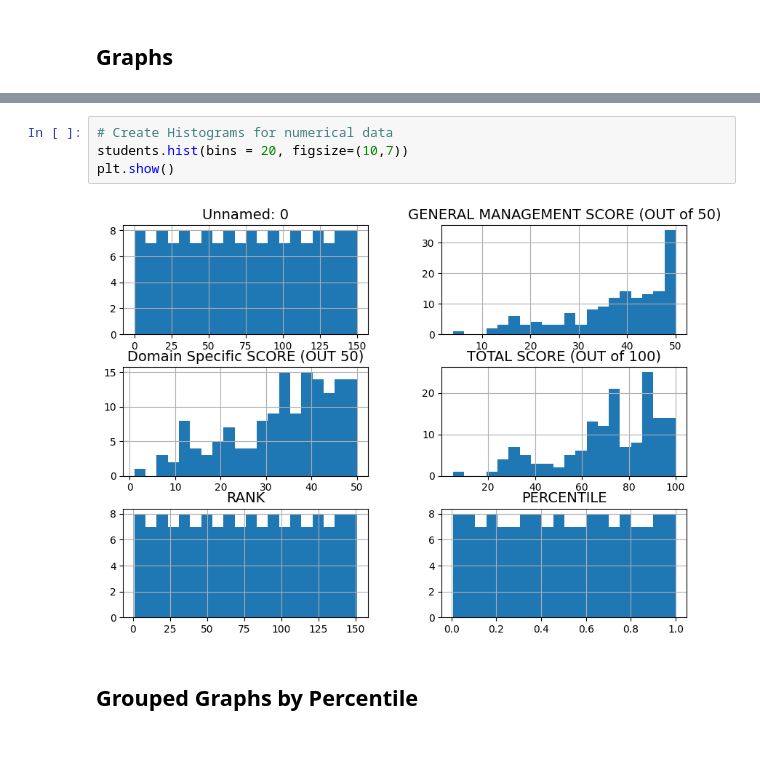
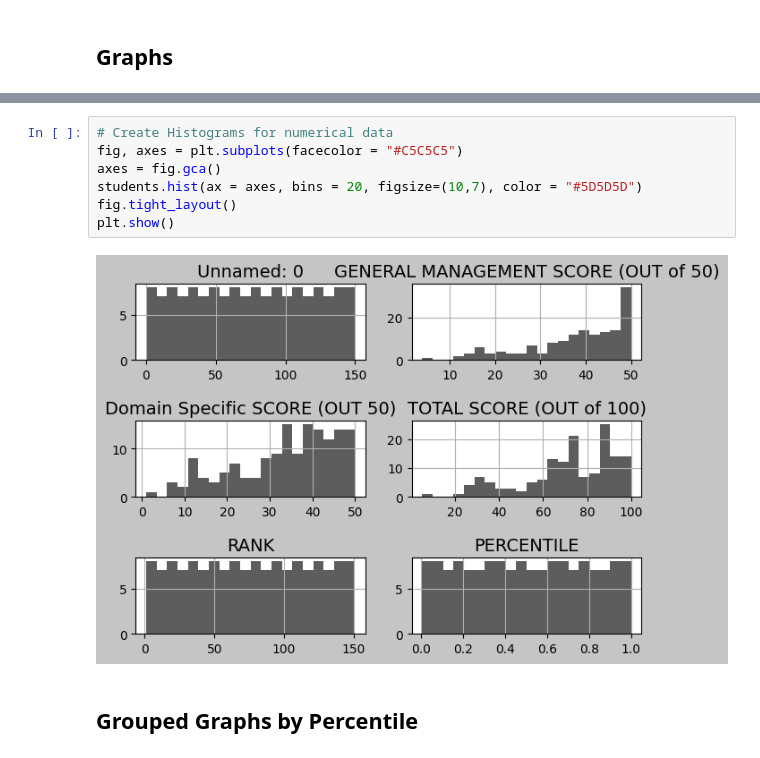
Before and after one commit to aumashankar8/studentsTestData, a Jupyter notebook: studentDataAnalysis.ipynb, the cells around one changed output, grey strips where cells are left out. Saved outputs shown, nothing was run; the diff lists cells and outputs as text.

Commit message:
update figures

```diff
--- a/studentDataAnalysis.ipynb
+++ b/studentDataAnalysis.ipynb
@@ -135,10 +139,13 @@ plt.show()
 <Figure size 1000x700 with 0 Axes>
 # %%
 # Create Histograms for numerical data
-students.hist(bins = 20, figsize=(10,7))
+fig, axes = plt.subplots(facecolor = "#C5C5C5")
+axes = fig.gca()
+students.hist(ax = axes, bins = 20, figsize=(10,7), color = "#5D5D5D")
+fig.tight_layout()
 plt.show()
 # %% [output]
-[figure, old version]
+[figure, new version]
 # %% [markdown]
 ## Grouped Graphs by Percentile
 # %%
```
Also changed, not shown: parts of 12 cells of this notebook.
